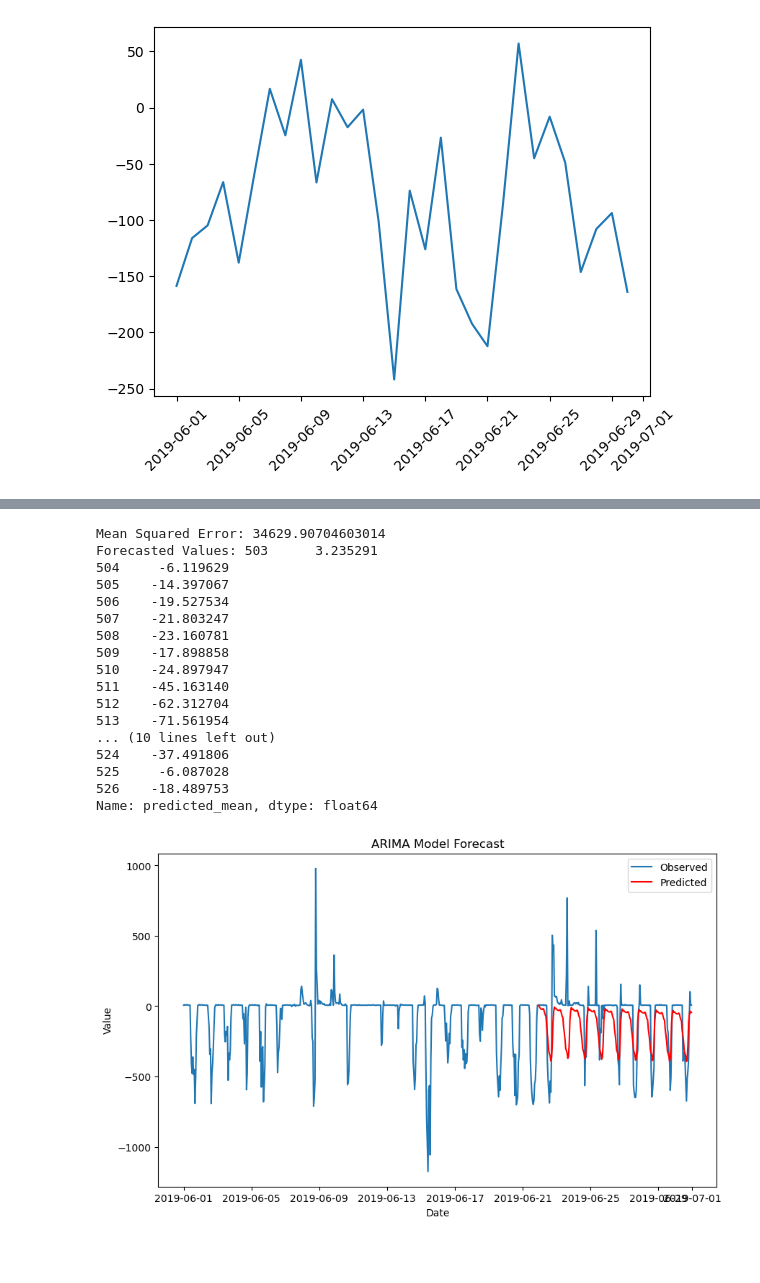
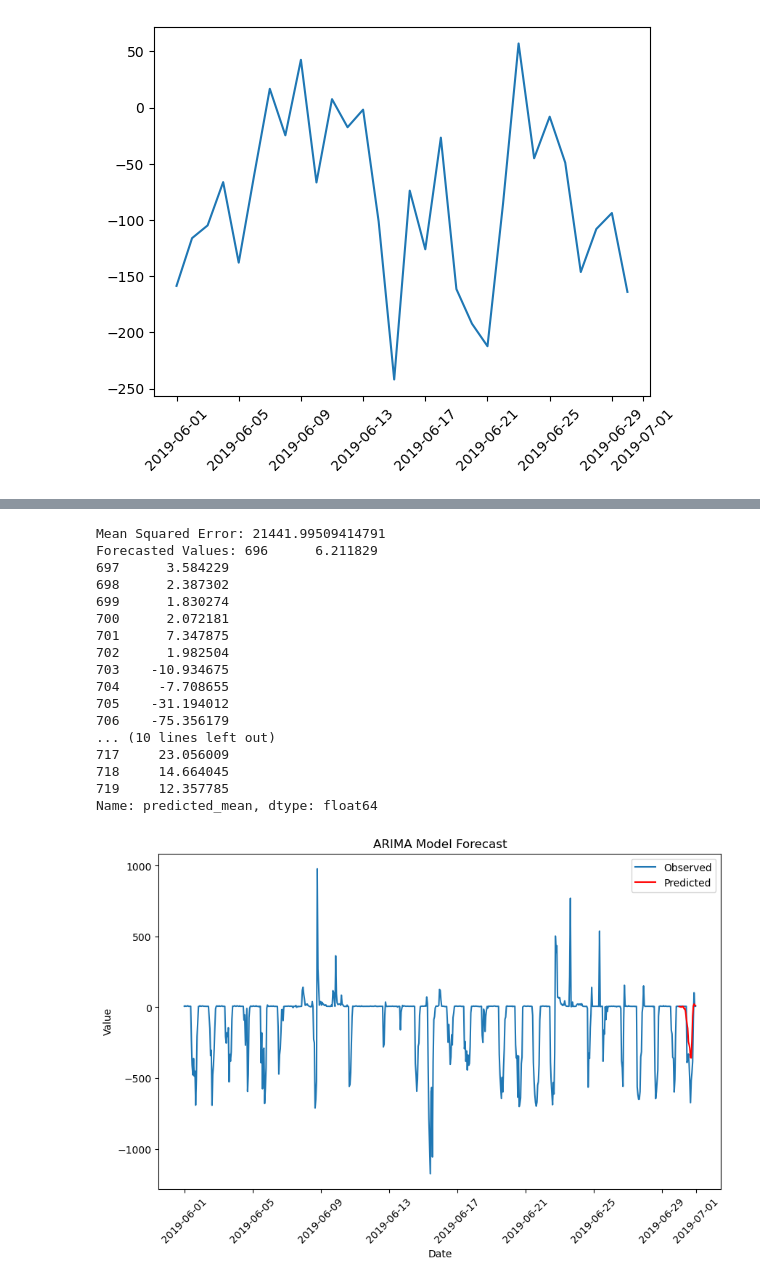
Before and after one commit to dguiraldes/aml_project, a Jupyter notebook: wills_code.ipynb, the cells around one changed output, grey strips where cells are left out. Saved outputs shown, nothing was run; the diff lists cells and outputs as text; code cells hidden in the pictures; blank space fills up the shorter version.

```diff
--- a/wills_code.ipynb
+++ b/wills_code.ipynb
@@ -50,7 +50,7 @@ from sklearn.metrics import mean_squared_error
 query="""
     select *
     from agg.t_msb1m
-    where year = 2019 and site=84 and month =6 and min = 0
+    where year = 2019 and site=84 and min = 0 and month = 6
 """
 # %%
 df = pd.read_sql_query(query, conn)
@@ -184,49 +183,51 @@ Warnings:
 # %%
 from statsmodels.tsa.statespace.sarimax import SARIMAX
-train_size = int(len(df) * 0.9)
-train_data, test_data = df[:train_size], df[train_size:]
+
+train_data = df.iloc[:-24]
+test_data = df.iloc[-24:]
 
 # Step 6: SARIMA Modeling
 # Fit ARIMA model to the training data
 model = SARIMAX(train_data['net_load'], order=(1, 1, 1), seasonal_order=(1, 1, 1, 24))  # Example order, adjust as needed
 arima_model = model.fit()
 
 # Step 7: Model Evaluation
 # Make predictions on the testing set
 predictions = arima_model.predict(start=len(train_data), end=len(train_data)+len(test_data)-1, typ='levels')
 mse = mean_squared_error(test_data['net_load'], predictions)
 print('Mean Squared Error:', mse)
 
 # Step 8: Forecasting
 # Use the trained ARIMA model to forecast future time periods
 forecast_horizon = 24
 forecast = arima_model.forecast(steps=forecast_horizon)
 print('Forecasted Values:', forecast)
 
 plt.figure(figsize=(10, 6))
 plt.plot(df['datetime'], df['net_load'], label='Observed')
 plt.plot(test_data['datetime'], predictions, label='Predicted', color='red')
 plt.xlabel('Date')
 plt.ylabel('Value')
 plt.title('ARIMA Model Forecast')
 plt.legend()
+plt.xticks(rotation=45)
 plt.show()
 # %% [output]
-Mean Squared Error: 34629.90704603014
-Forecasted Values: 503      3.235291
-504     -6.119629
-505    -14.397067
-506    -19.527534
-507    -21.803247
-508    -23.160781
-509    -17.898858
-510    -24.897947
-511    -45.163140
-512    -62.312704
-513    -71.561954
+Mean Squared Error: 21441.99509414791
+Forecasted Values: 696      6.211829
+697      3.584229
+698      2.387302
+699      1.830274
+700      2.072181
+701      7.347875
+702      1.982504
+703    -10.934675
+704     -7.708655
+705    -31.194012
+706    -75.356179
 ... (10 lines left out)
-524    -37.491806
-525     -6.087028
-526    -18.489753
+717     23.056009
+718     14.664045
+719     12.357785
 Name: predicted_mean, dtype: float64
-[figure, old version]
+[figure, new version]
```
Also changed, not shown: parts of 8 cells of this notebook.
